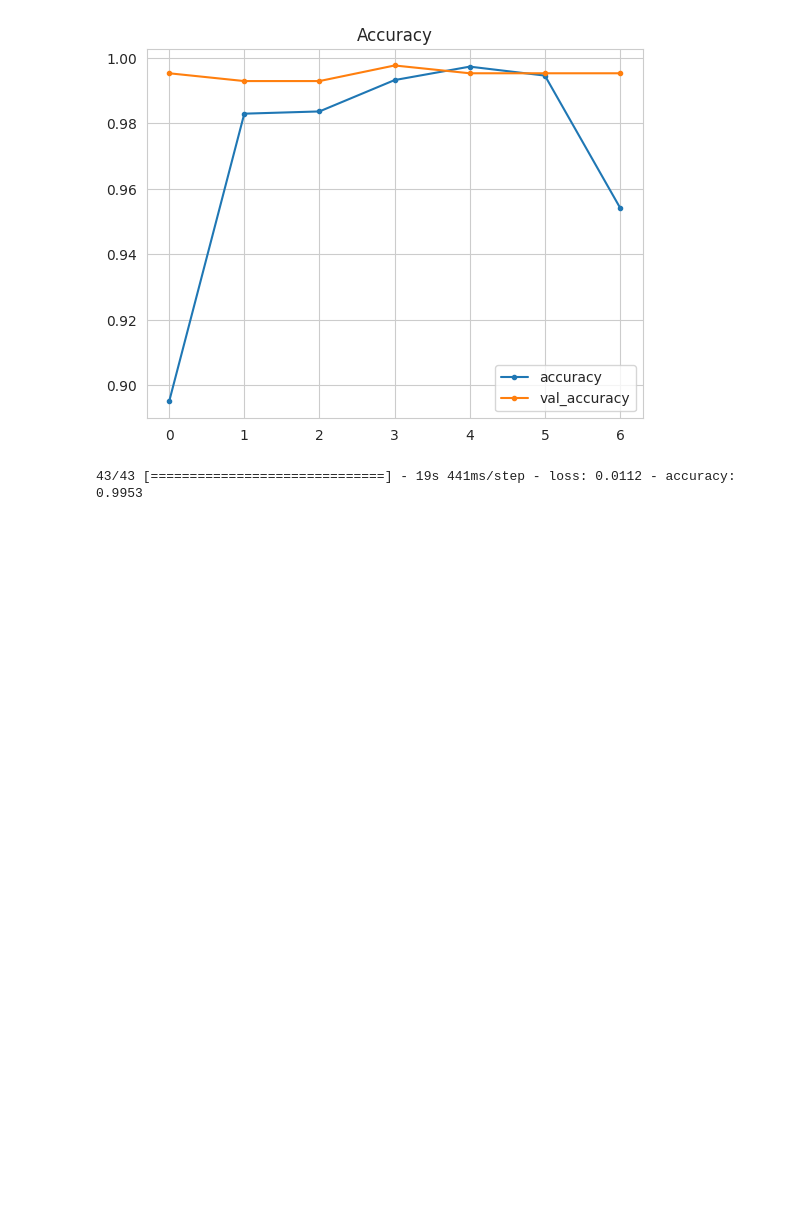
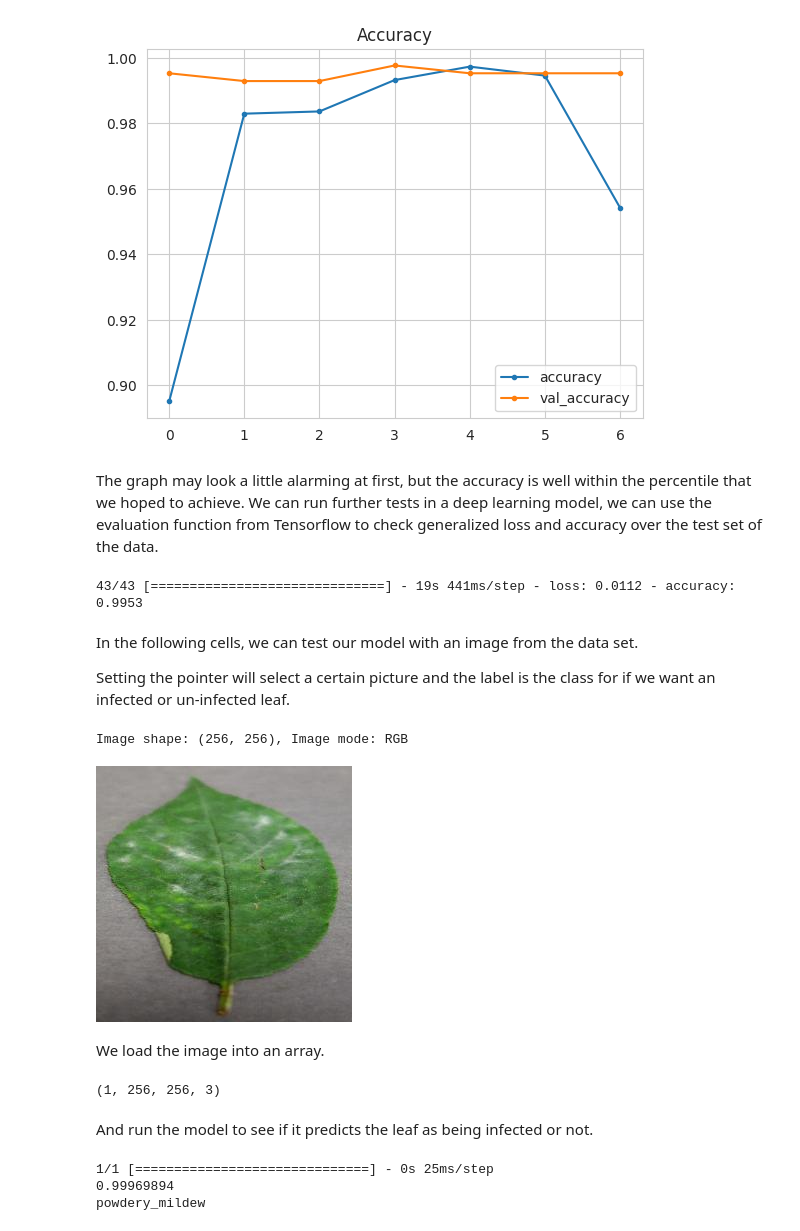
Before and after one commit to Samuel-Dainton/Mildew-Image-Detector, a Jupyter notebook: jupyter_notebooks/04_Modeling_and_Evaluation.ipynb, the cells around one changed output. Drawn from its saved outputs; the diff is of its cells as text; code cells hidden in the pictures; blank space fills up the shorter version.

Commit message:
Notebook 04 - Further evaluation and complete notebook.

```diff
--- a/jupyter_notebooks/04_Modeling_and_Evaluation.ipynb
+++ b/jupyter_notebooks/04_Modeling_and_Evaluation.ipynb
@@ -402,6 +407,9 @@ plt.show()
 # %% [output]
 [figure]
 [figure]
+# %% [markdown]
+The graph may look a little alarming at first, but the accuracy is well within the percentile that we hoped to achieve. We can run further tests in a deep learning model, we can use the evaluation function from Tensorflow to check
+generalized loss and accuracy over the test set of the data.
 # %%
 from keras.models import load_model
 model = load_model('outputs/v1/mildew_detector.h5')
@@ -409,3 +417,45 @@ model = load_model('outputs/v1/mildew_detector.h5')
 evaluation = model.evaluate(test_set)
 # %% [output]
 43/43 [==============================] - 19s 441ms/step - loss: 0.0112 - accuracy: 0.9953
+# %% [markdown]
+In the following cells, we can test our model with an image from the data set.
+
+Setting the pointer will select a certain picture and the label is the class for if we want an infected or un-infected leaf.
+# %%
+from tensorflow.keras.preprocessing import image
+
+pointer = 4
+label = labels[1]
+
+pil_image = image.load_img(test_path + '/' + label + '/' + os.listdir(test_path+'/' + label)[pointer],
+                           target_size=image_shape, color_mode='rgb')
+print(f'Image shape: {pil_image.size}, Image mode: {pil_image.mode}')
+pil_image
+# %% [output]
+Image shape: (256, 256), Image mode: RGB
+[figure, added]
+# %% [markdown]
+We load the image into an array.
+# %%
+my_image = image.img_to_array(pil_image)
+my_image = np.expand_dims(my_image, axis=0)/255
+print(my_image.shape)
+# %% [output]
+(1, 256, 256, 3)
+# %% [markdown]
+And run the model to see if it predicts the leaf as being infected or not.
+# %%
+pred_proba = model.predict(my_image)[0, 0]
+
+target_map = {v: k for k, v in train_set.class_indices.items()}
+pred_class = target_map[pred_proba > 0.5]
+
+if pred_class == target_map[0]:
+    pred_proba = 1 - pred_proba
+
+print(pred_proba)
+print(pred_class)
+# %% [output]
+1/1 [==============================] - 0s 25ms/step
+0.99969894
+powdery_mildew
```
Also changed, not shown: parts of 1 cell of this notebook.
